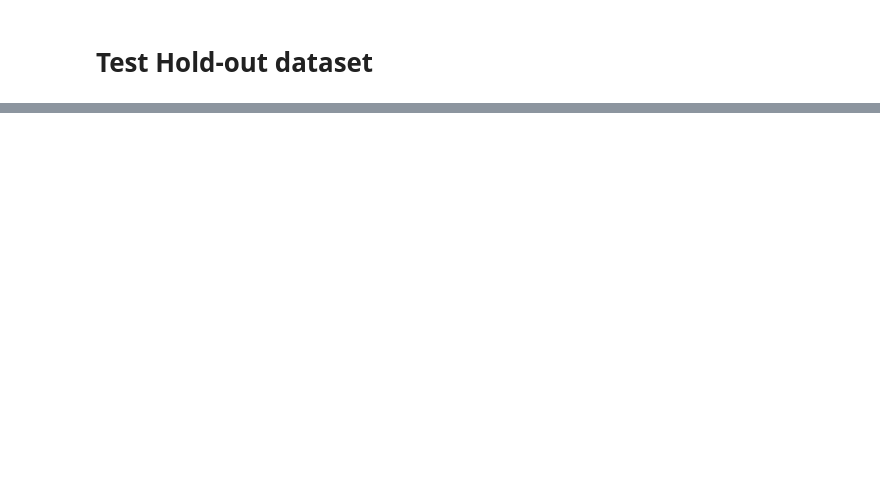
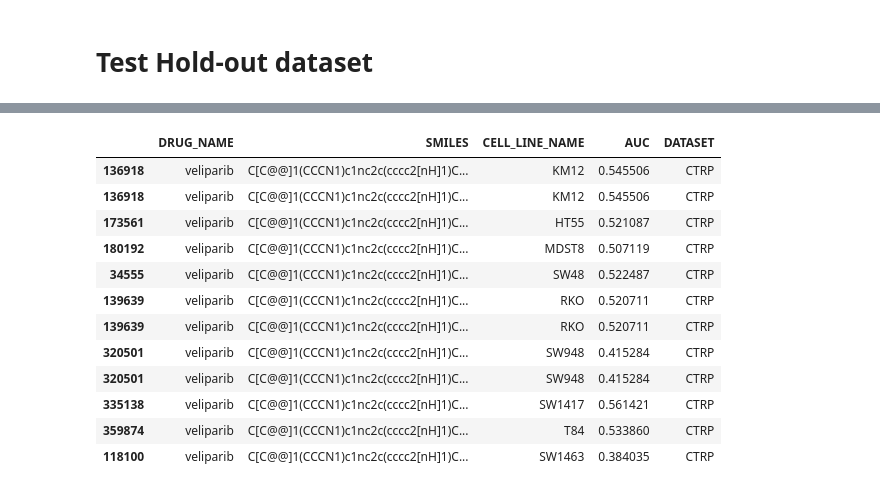
Before and after one commit to mglnbk/MGNet, a Jupyter notebook: data_handler.ipynb, the cells around one changed output, grey strips where cells are left out. Cells and saved outputs as stored; diff of their text form; code cells hidden in the pictures; blank space fills up the shorter version.

```diff
--- a/data_handler.ipynb
+++ b/data_handler.ipynb
@@ -836,0 +808,5 @@ cna_tcga
+# %%
+model_list = pd.read_csv('data/raw_data/model_list_20230307.csv')[['model_name', 'tissue', 'cancer_type']]
+colo_ccl = set(model_list[model_list['cancer_type'] == "Colorectal Carcinoma"]['model_name'])
+celline_barcode = set(ds.omics_data['cnv'].index)
+colo_ccl = colo_ccl.intersection(celline_barcode)
@@ -836,0 +899,3 @@ cna_tcga
+# %%
+all_experiment = ds.experiment
+all_experiment['AUC'] = (all_experiment['AUC'] - all_experiment['AUC'].min())/(all_experiment['AUC'].max()-all_experiment['AUC'].min())
@@ -836,0 +922,17 @@ cna_tcga
+# %%
+all_experiment[(all_experiment['CELL_LINE_NAME'].isin(colo_ccl)) &
+                        (all_experiment['DRUG_NAME'] == 'veliparib')]
+# %% [output]
+|  | DRUG_NAME | SMILES | CELL_LINE_NAME | AUC | DATASET |
+| 136918 | veliparib | C[C@@]1(CCCN1)c1nc2c(cccc2[nH]1)C... | KM12 | 0.545506 | CTRP |
+| 136918 | veliparib | C[C@@]1(CCCN1)c1nc2c(cccc2[nH]1)C... | KM12 | 0.545506 | CTRP |
+| 173561 | veliparib | C[C@@]1(CCCN1)c1nc2c(cccc2[nH]1)C... | HT55 | 0.521087 | CTRP |
+| 180192 | veliparib | C[C@@]1(CCCN1)c1nc2c(cccc2[nH]1)C... | MDST8 | 0.507119 | CTRP |
+| 34555 | veliparib | C[C@@]1(CCCN1)c1nc2c(cccc2[nH]1)C... | SW48 | 0.522487 | CTRP |
+| 139639 | veliparib | C[C@@]1(CCCN1)c1nc2c(cccc2[nH]1)C... | RKO | 0.520711 | CTRP |
+| 139639 | veliparib | C[C@@]1(CCCN1)c1nc2c(cccc2[nH]1)C... | RKO | 0.520711 | CTRP |
+| 320501 | veliparib | C[C@@]1(CCCN1)c1nc2c(cccc2[nH]1)C... | SW948 | 0.415284 | CTRP |
+| 320501 | veliparib | C[C@@]1(CCCN1)c1nc2c(cccc2[nH]1)C... | SW948 | 0.415284 | CTRP |
+| 335138 | veliparib | C[C@@]1(CCCN1)c1nc2c(cccc2[nH]1)C... | SW1417 | 0.561421 | CTRP |
+| 359874 | veliparib | C[C@@]1(CCCN1)c1nc2c(cccc2[nH]1)C... | T84 | 0.533860 | CTRP |
+| 118100 | veliparib | C[C@@]1(CCCN1)c1nc2c(cccc2[nH]1)C... | SW1463 | 0.384035 | CTRP |
```
Also changed, not shown: parts of 22 cells of this notebook.
